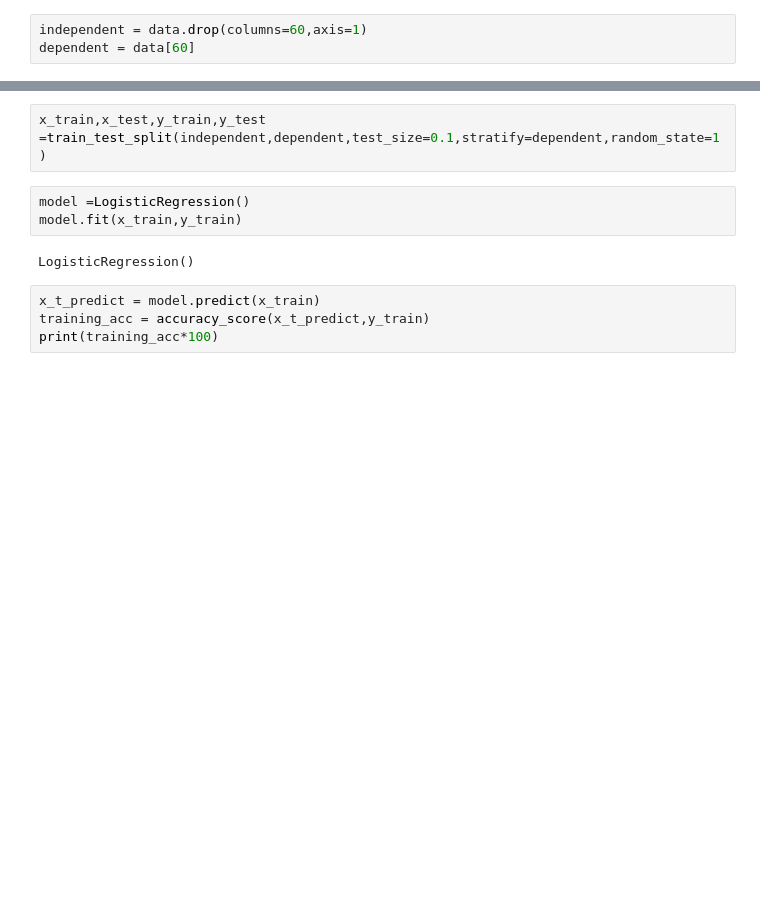
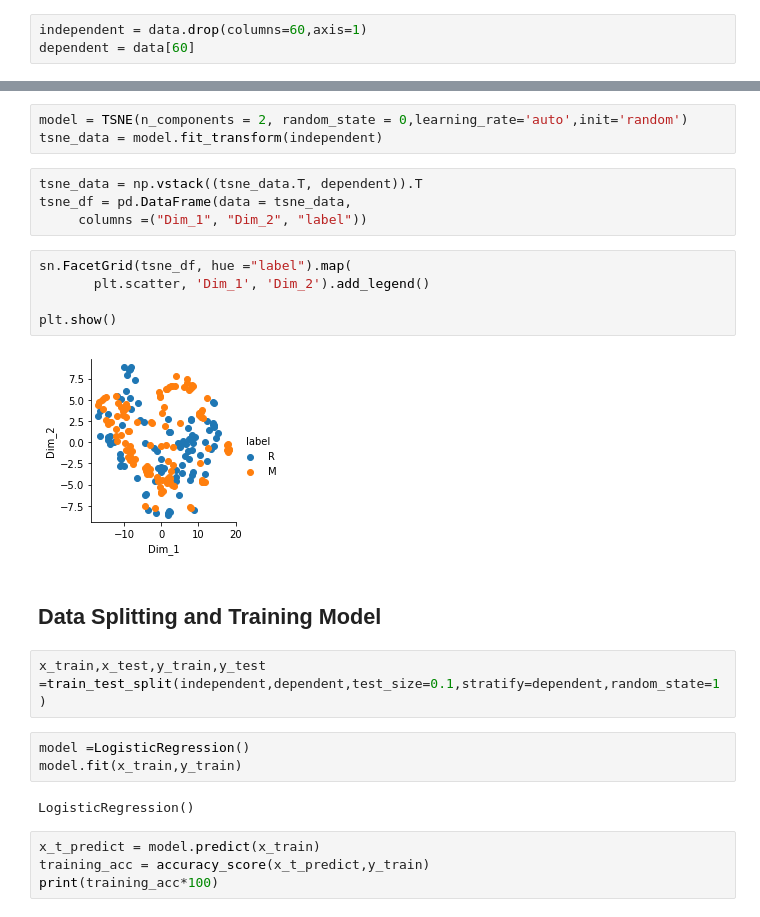
Before and after one commit to anand-therattil/Sonar-Rock-Mine-Prediction, a Jupyter notebook: Rock_vs_Sonar_Detection.ipynb, the cells around one changed output, grey strips where cells are left out. Drawn from its saved outputs; the diff is of its cells as text; blank space fills up the shorter version.

```diff
--- a/Rock_vs_Sonar_Detection.ipynb
+++ b/Rock_vs_Sonar_Detection.ipynb
@@ -36,3 +58,19 @@ dependent = data[60]
+# %%
+model = TSNE(n_components = 2, random_state = 0,learning_rate='auto',init='random')
+tsne_data = model.fit_transform(independent)
+# %%
+tsne_data = np.vstack((tsne_data.T, dependent)).T
+tsne_df = pd.DataFrame(data = tsne_data,
+     columns =("Dim_1", "Dim_2", "label"))
+# %%
+sn.FacetGrid(tsne_df, hue ="label").map(
+       plt.scatter, 'Dim_1', 'Dim_2').add_legend()
+
+plt.show()
+# %% [output]
+[figure, added]
+# %% [markdown]
+## Data Splitting and Training Model
 # %%
 x_train,x_test,y_train,y_test =train_test_split(independent,dependent,test_size=0.1,stratify=dependent,random_state=1)
 # %%
```
Also changed, not shown: parts of 13 cells of this notebook.
